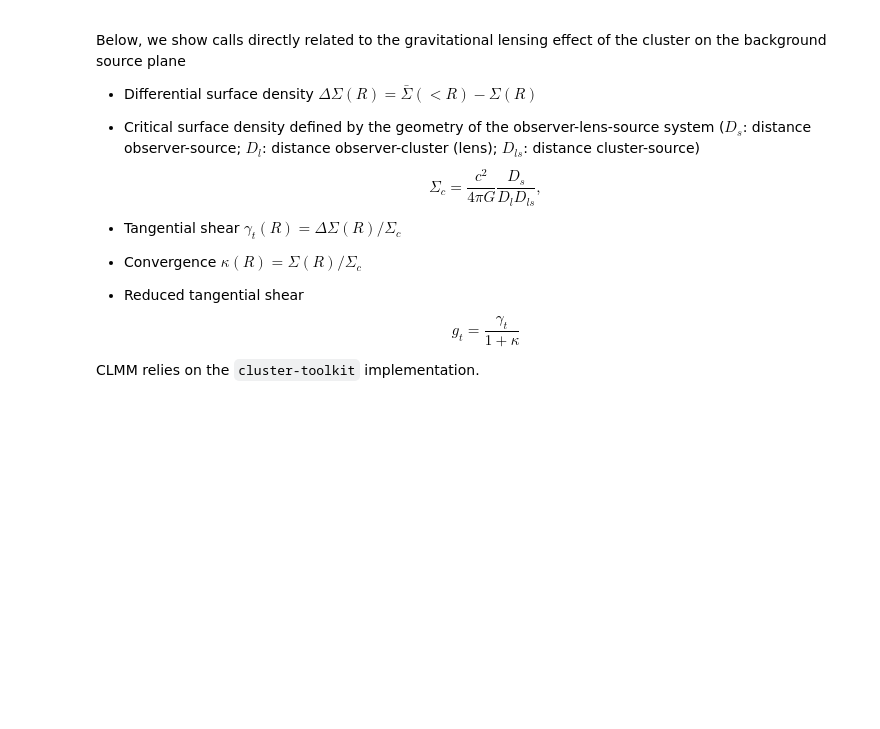
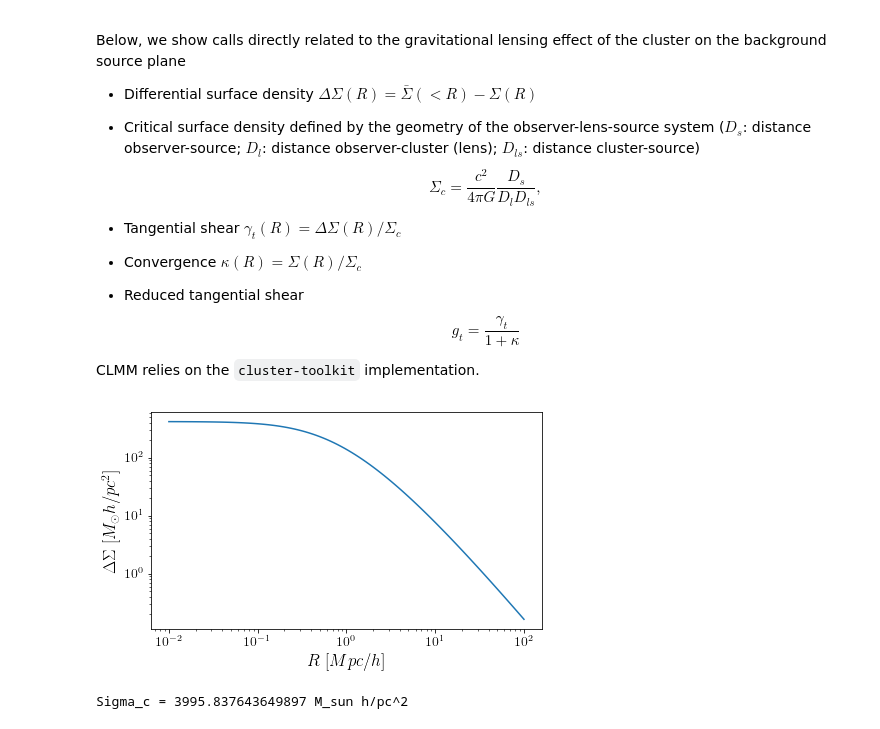
Before and after one commit to tguillemLSST/CLMM, a Jupyter notebook: examples/modeling_demo.ipynb, the cells around one changed output. Cells and saved outputs as stored; diff of their text form; code cells hidden in the pictures; blank space fills up the shorter version.

```diff
--- a/examples/modeling_demo.ipynb
+++ b/examples/modeling_demo.ipynb
@@ -84,11 +97,23 @@ $$ g_t=\frac{\gamma_t}{1+\kappa}$$
 
 CLMM relies on the `cluster-toolkit` implementation.
 # %%
-DeltaSigma = m.predict_excess_surface_density(r_proj, cluster_mass, cluster_concentration, z_cl, cosmo=cosmo,
+DeltaSigma = m.predict_excess_surface_density(r_proj,
+                                              cluster_mass,
+                                              cluster_concentration,
+                                              z_cl,
+                                              cosmo=cosmo,
                                               delta_mdef=mass_Delta,
                                               halo_profile_model=density_profile_parametrization)
+
 plot_profile_proj(r_proj, DeltaSigma, '$\\Delta\\Sigma \\; [M_\odot h/pc^2]$')
+# %% [output]
+[figure, added]
 # %%
-Sigmac = m.get_critical_surface_density(cosmo=cosmo, z_cluster=z_cl, z_source=z_source)
+Sigmac = m.get_critical_surface_density(cosmo=cosmo,
+                                        z_cluster=z_cl,
+                                        z_source=z_source)
+
 print('Sigma_c =' , Sigmac, 'M_sun h/pc^2')
+# %% [output]
+Sigma_c = 3995.837643649897 M_sun h/pc^2
 # %%
```
Also changed, not shown: parts of 5 cells of this notebook.
